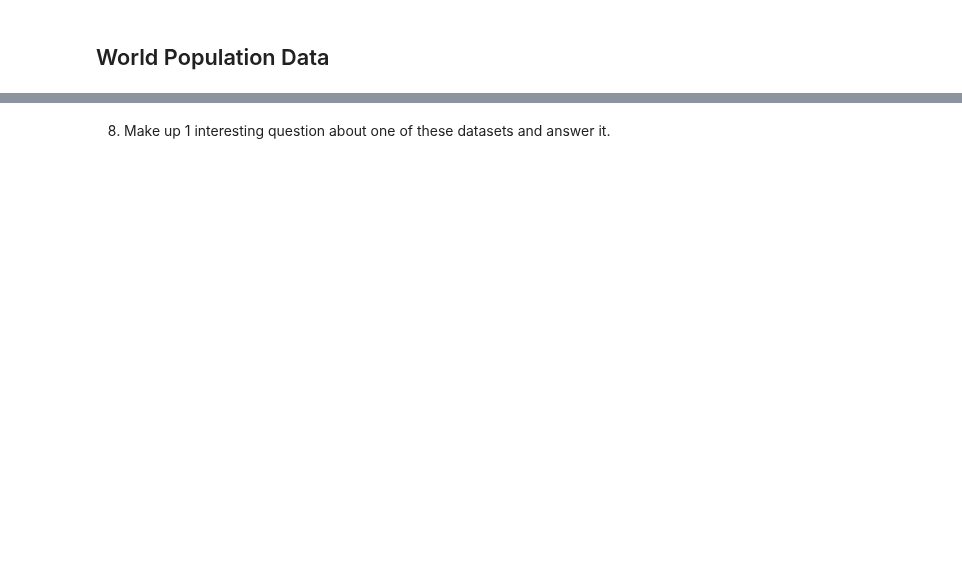
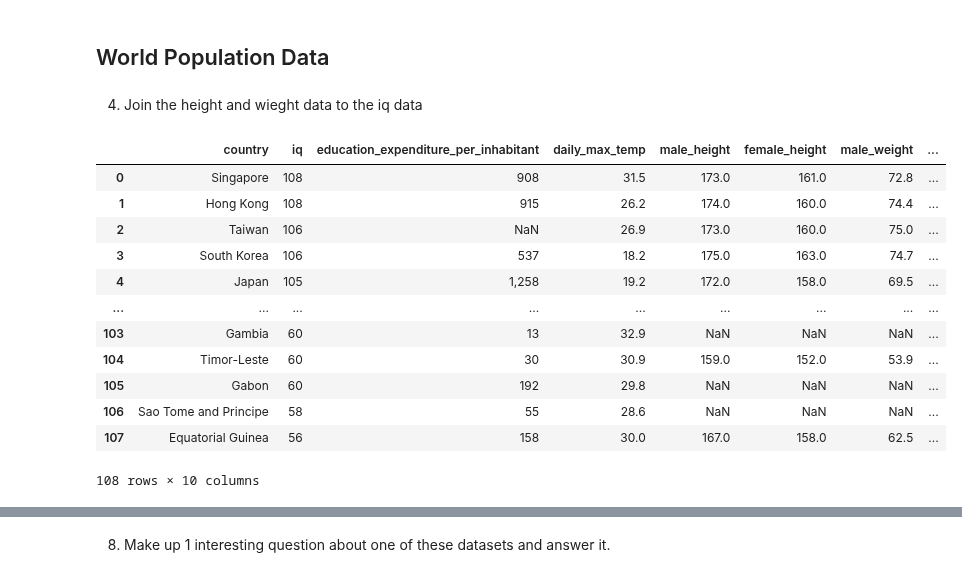
Before and after one commit to sflowers51/cis277-fa22-Lab4, a Jupyter notebook: Lab4.ipynb, the cells around one changed output, grey strips where cells are left out. Cells and saved outputs as stored; diff of their text form; code cells hidden in the pictures; blank space fills up the shorter version.

```diff
--- a/Lab4.ipynb
+++ b/Lab4.ipynb
@@ -11,2 +69,20 @@
 # %% [markdown]
 ## World Population Data
+# %% [markdown]
+4. Join the height and wieght data to the iq data
+# %%
+iq.merge(hght_wght_data, how='left', on='country')
+# %% [output]
+|  | country | iq | education_expenditure_per_inhabitant | daily_max_temp | male_height | female_height | male_weight | ... |
+| 0 | Singapore | 108 | 908 | 31.5 | 173.0 | 161.0 | 72.8 | ... |
+| 1 | Hong Kong | 108 | 915 | 26.2 | 174.0 | 160.0 | 74.4 | ... |
+| 2 | Taiwan | 106 | NaN | 26.9 | 173.0 | 160.0 | 75.0 | ... |
+| 3 | South Korea | 106 | 537 | 18.2 | 175.0 | 163.0 | 74.7 | ... |
+| 4 | Japan | 105 | 1,258 | 19.2 | 172.0 | 158.0 | 69.5 | ... |
+| ... | ... | ... | ... | ... | ... | ... | ... | ... |
+| 103 | Gambia | 60 | 13 | 32.9 | NaN | NaN | NaN | ... |
+| 104 | Timor-Leste | 60 | 30 | 30.9 | 159.0 | 152.0 | 53.9 | ... |
+| 105 | Gabon | 60 | 192 | 29.8 | NaN | NaN | NaN | ... |
+| 106 | Sao Tome and Principe | 58 | 55 | 28.6 | NaN | NaN | NaN | ... |
+| 107 | Equatorial Guinea | 56 | 158 | 30.0 | 167.0 | 158.0 | 62.5 | ... |
+108 rows × 10 columns
```
Also changed, not shown: parts of 14 cells of this notebook.
